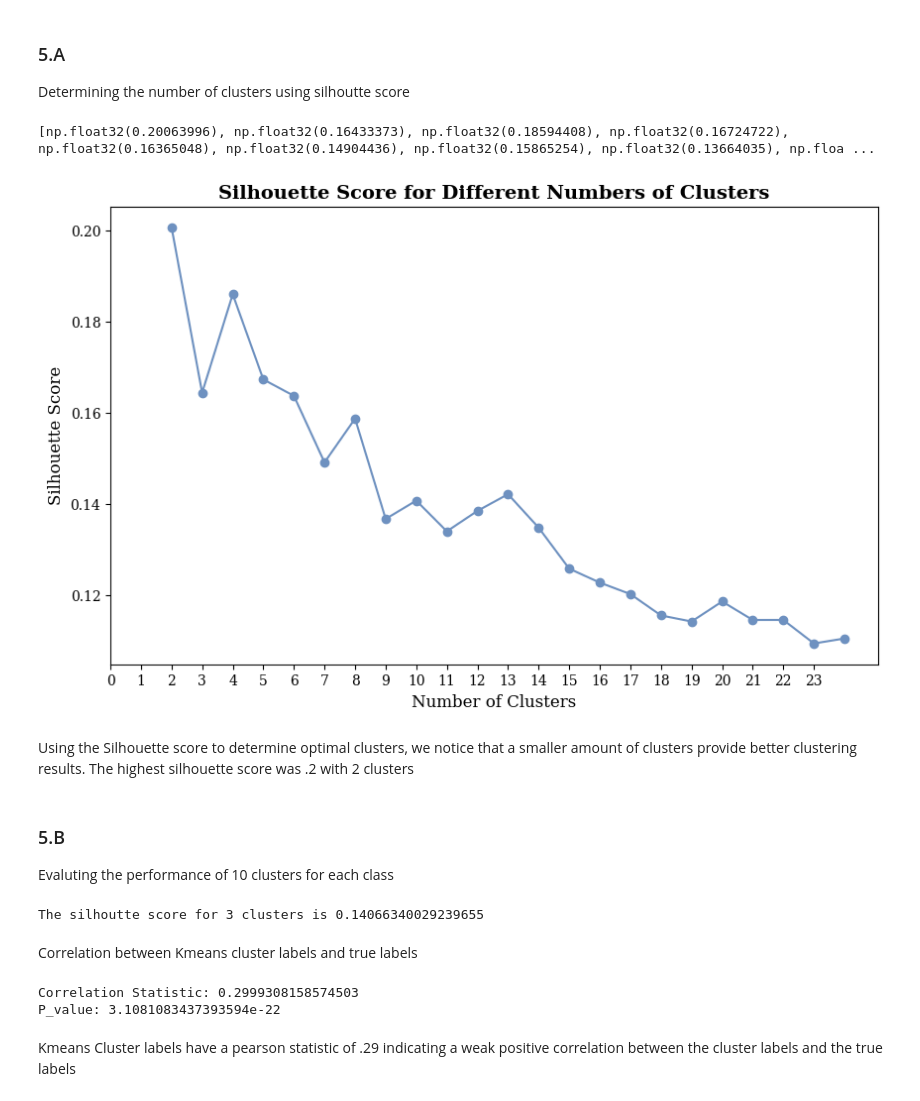
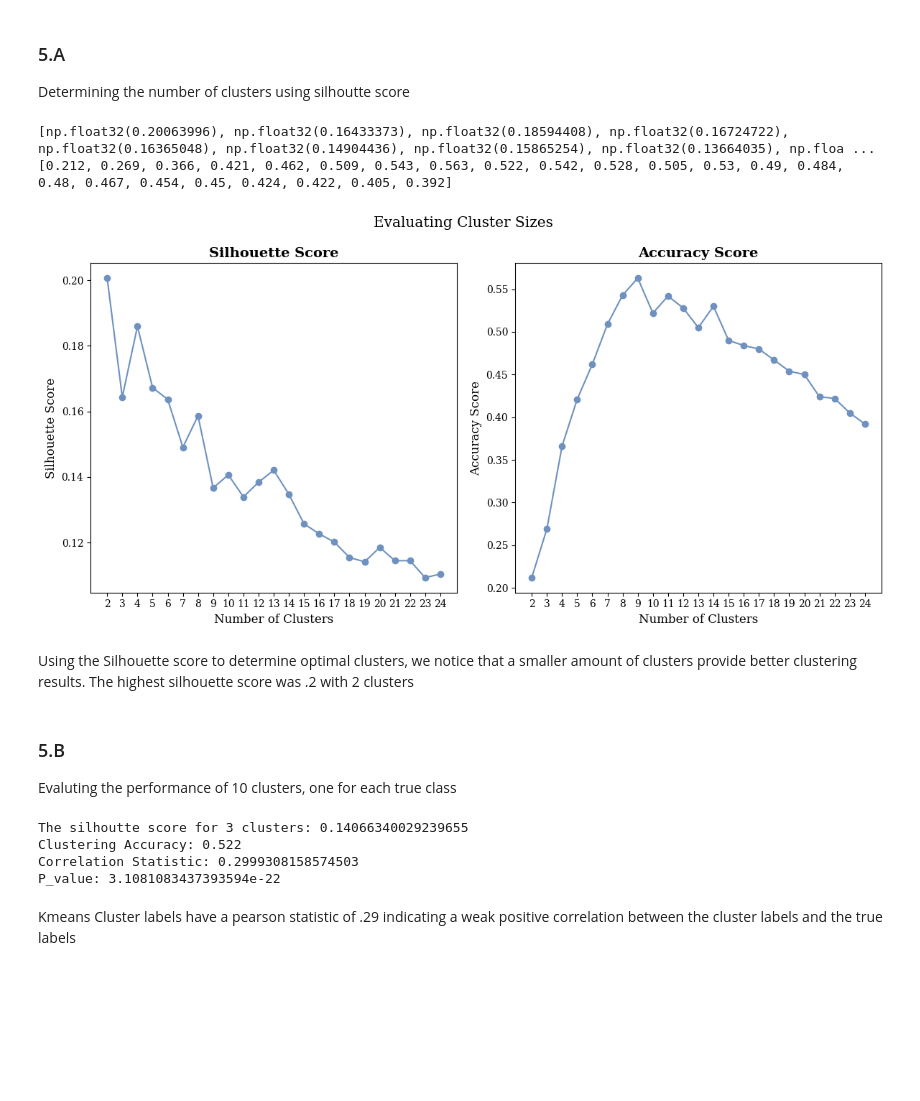
Before and after one commit to jackyeung99/Applied_Machine_Learning, a Jupyter notebook: Assignment03/03_Q2.ipynb, the cells around one changed output. Drawn from its saved outputs; the diff is of its cells as text; code cells hidden in the pictures; blank space fills up the shorter version.

Commit message:
BUILD: adjusted accuracy

```diff
--- a/Assignment03/03_Q2.ipynb
+++ b/Assignment03/03_Q2.ipynb
@@ -388,6 +395,18 @@ From the different decomposition methods, we notice that decomposition is partic
 ## Question 5
 
 Cluster the 360 images using K-Means
+# %%
+def evaluate_clustering_accuracy(predicted_labels):
+    contingency_matrix = confusion_matrix(LABELS, predicted_labels)
+
+    row_ind, col_ind = linear_sum_assignment(-contingency_matrix)
+    label_mapping = {pred_label: true_label for pred_label, true_label in zip(col_ind, row_ind)}
+
+    aligned_predicted_labels = np.array([label_mapping[label] for label in predicted_labels])
+
+    accuracy = accuracy_score(LABELS, aligned_predicted_labels)
+    # print(f"Clustering Accuracy: {accuracy}")
+    return accuracy
 # %% [markdown]
 ### 5.A
 Determining the number of clusters using silhoutte score
@@ -395,50 +414,69 @@ Determining the number of clusters using silhoutte score
 pca = PCA(n_components=.90, random_state=RANDOM_STATE)
 matrix_with_pca_embeddings_data = pca.fit_transform(DATA)
 silhouette_scores = []
+accuracy_scores = []
 cluster_range = range(2, 25)
 for n_clusters in cluster_range:
     kmeans = KMeans(n_clusters=n_clusters, random_state=RANDOM_STATE, n_init="auto")
     cluster_labels = kmeans.fit_predict(matrix_with_pca_embeddings_data)
+
     score = silhouette_score(DATA, cluster_labels)
     silhouette_scores.append(score)
+
+    accuracy = evaluate_clustering_accuracy(cluster_labels)
+    accuracy_scores.append(accuracy)
 # %%
 print(silhouette_scores)
+print(accuracy_scores)
 # %% [output]
 [np.float32(0.20063996), np.float32(0.16433373), np.float32(0.18594408), np.float32(0.16724722), np.float32(0.16365048), np.float32(0.14904436), np.float32(0.15865254), np.float32(0.13664035), np.floa ...
+[0.212, 0.269, 0.366, 0.421, 0.462, 0.509, 0.543, 0.563, 0.522, 0.542, 0.528, 0.505, 0.53, 0.49, 0.484, 0.48, 0.467, 0.454, 0.45, 0.424, 0.422, 0.405, 0.392]
-# %%
-plt.figure(figsize=(10, 6))
-plt.plot(cluster_range, silhouette_scores, marker='o', color=line_color)
-plt.title("Silhouette Score for Different Numbers of Clusters")
-plt.xlabel("Number of Clusters")
-plt.xticks(list(range(n_clusters)))
-plt.ylabel("Silhouette Score")
-plt.show()
-# %% [output]
-[figure, removed]
+# %%
+fig, axs = plt.subplots(1, 2, figsize=(12, 6))
+
+# Plot for Silhouette Score
+axs[0].plot(cluster_range, silhouette_scores, marker='o', color=line_color)
+axs[0].set_title("Silhouette Score")
+axs[0].set_xlabel("Number of Clusters")
+axs[0].set_xticks(cluster_range)
+axs[0].set_ylabel("Silhouette Score")
+
+# Plot for Accuracy Score
+axs[1].plot(cluster_range, accuracy_scores, marker='o', color=line_color)
+axs[1].set_title("Accuracy Score")
+axs[1].set_xlabel("Number of Clusters")
+axs[1].set_xticks(cluster_range)
+axs[1].set_ylabel("Accuracy Score")
+
+# Adjust layout
+plt.suptitle("Evaluating Cluster Sizes")
+plt.tight_layout()
+plt.show()
+# %% [output]
+[figure, added]
 # %% [markdown]
 Using the Silhouette score to determine optimal clusters, we notice that a smaller amount of clusters provide better clustering results. The highest silhouette score was .2 with 2 clusters
 # %% [markdown]
 ### 5.B
 
-Evaluting the performance of 10 clusters for each class
+Evaluting the performance of 10 clusters, one for each true class
 # %%
 pca = PCA(n_components=.90, random_state=RANDOM_STATE)
 matrix_with_pca_embeddings_data = pca.fit_transform(DATA)
 kmeans = KMeans(n_clusters=10, random_state=RANDOM_STATE, n_init="auto")
 kmeans.fit_predict(matrix_with_pca_embeddings_data)
+
 silhouette_avg = silhouette_score(DATA, kmeans.labels_)
-print(f"The silhoutte score for 3 clusters is {silhouette_avg}")
+print(f"The silhoutte score for 3 clusters: {silhouette_avg}")
+accuracy = evaluate_clustering_accuracy(kmeans.labels_)
+print(f"Clustering Accuracy: {accuracy}")
+stat, p_value = pearsonr(LABELS, kmeans.labels_)
+print(f"Correlation Statistic: {stat} \nP_value: {p_value}")
 # %% [output]
-The silhoutte score for 3 clusters is 0.14066340029239655
+The silhoutte score for 3 clusters: 0.14066340029239655
+Clustering Accuracy: 0.522
+Correlation Statistic: 0.2999308158574503
+P_value: 3.1081083437393594e-22
-# %% [markdown]
-Correlation between Kmeans cluster labels and true labels
-# %%
-
-stat, p_value = pearsonr(LABELS, kmeans.labels_)
-print(f"Correlation Statistic: {stat} \nP_value: {p_value}")
-# %% [output]
-Correlation Statistic: 0.2999308158574503
-P_value: 3.1081083437393594e-22
 # %% [markdown]
 Kmeans Cluster labels have a pearson statistic of .29 indicating a weak positive correlation between the cluster labels and the true labels
 # %% [markdown]
```
Also changed, not shown: parts of 8 cells of this notebook, 1 other file.
